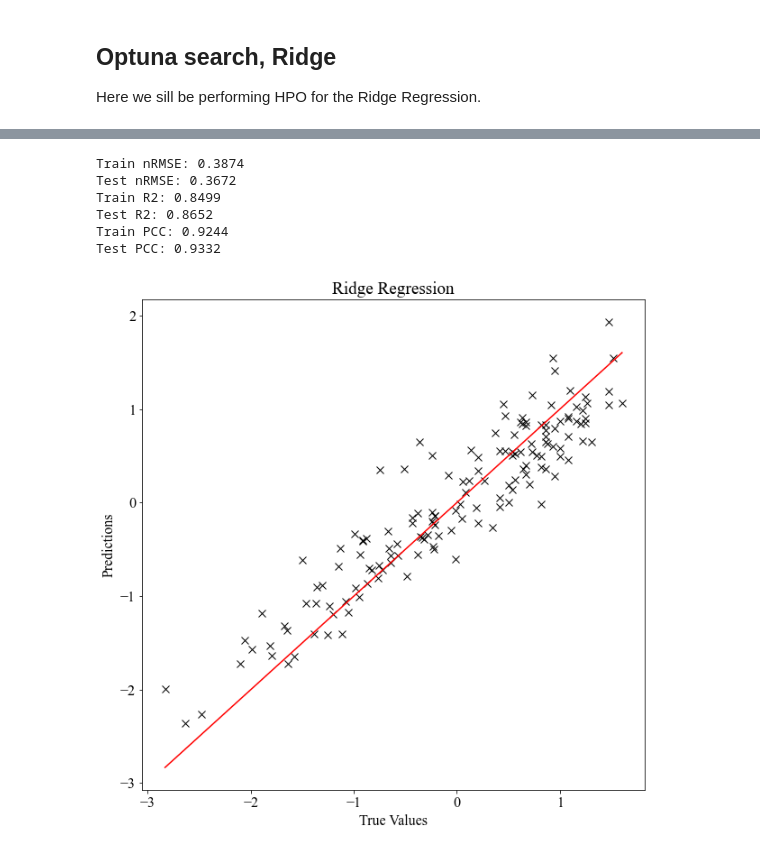
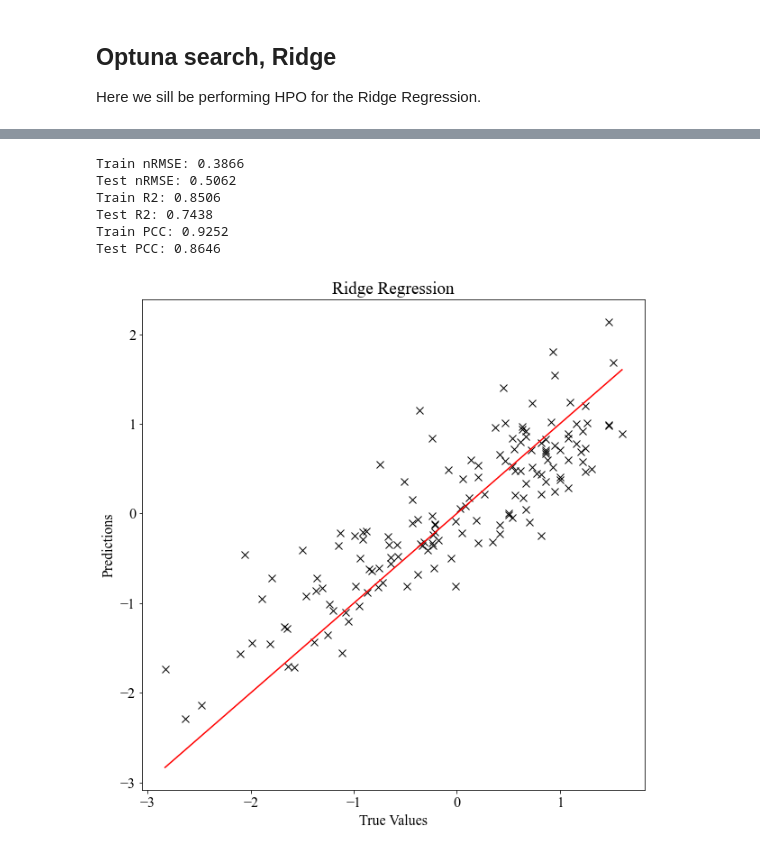
Before and after one commit to CesarAugusto14/QSAR_practice, a Jupyter notebook: initial_practicum.ipynb, the cells around one changed output, grey strips where cells are left out. Saved outputs shown, nothing was run; the diff lists cells and outputs as text; code cells hidden in the pictures.

```diff
--- a/initial_practicum.ipynb
+++ b/initial_practicum.ipynb
@@ -208,46 +205,46 @@ FrozenTrial(number=31, values=[0.6867049811200541], datetime_start=datetime.date
 # %%
-X_train = pd.concat([X, x_valid, x_test])
-y_train = np.concatenate([y, y_valid, y_test])
+X_train = pd.concat([X, x_valid])
+y_train = np.concatenate([y, y_valid])
 # Train with X_train and y_train, using best parameters:
 reg2 = Ridge(alpha=15, max_iter=int(1e4))
 reg2.fit(X_train, y_train)
 
 # Predict and compute the nRMSE for train and test set
 y_pred_train = reg2.predict(X_train)
 nrmse, r2, mse, rmse = nRMSE(y_train, y_pred_train)
 
 y_pred_test = reg2.predict(x_test)
 nrmse_test, r2_test, mse_test, rmse_test = nRMSE(y_test, y_pred_test)
 
 # Print:
 print(f'Train nRMSE: {nrmse:.4f}')
 print(f'Test nRMSE: {nrmse_test:.4f}')
 print(f'Train R2: {r2:.4f}')
 print(f'Test R2: {r2_test:.4f}')
 pcc = np.corrcoef(y_train, y_pred_train)[0, 1]
 print(f'Train PCC: {pcc:.4f}')
 pcc_test = np.corrcoef(y_test, y_pred_test)[0, 1]
 print(f'Test PCC: {pcc_test:.4f}')
 
 
 # Plot predictions vs true values
 plt.figure(figsize=(10, 10))
 plt.plot(y_test, y_pred_test, 'kx', markersize=8)
 # Plot line
 plt.plot([min(y_test), max(y_test)], [min(y_test), max(y_test)], color='red')
 plt.xlabel('True Values')
 plt.ylabel('Predictions')
 plt.title('Ridge Regression')
 plt.savefig('figures/ridge_regression_plot.png')
 plt.show()
 # %% [output]
-Train nRMSE: 0.3874
-Test nRMSE: 0.3672
-Train R2: 0.8499
-Test R2: 0.8652
-Train PCC: 0.9244
-Test PCC: 0.9332
+Train nRMSE: 0.3866
+Test nRMSE: 0.5062
+Train R2: 0.8506
+Test R2: 0.7438
+Train PCC: 0.9252
+Test PCC: 0.8646
-[figure, old version]
+[figure, new version]
 # %%
 # Linear Regression:
 lr = LinearRegression()
```
Also changed, not shown: parts of 7 cells of this notebook, 5 other files.
